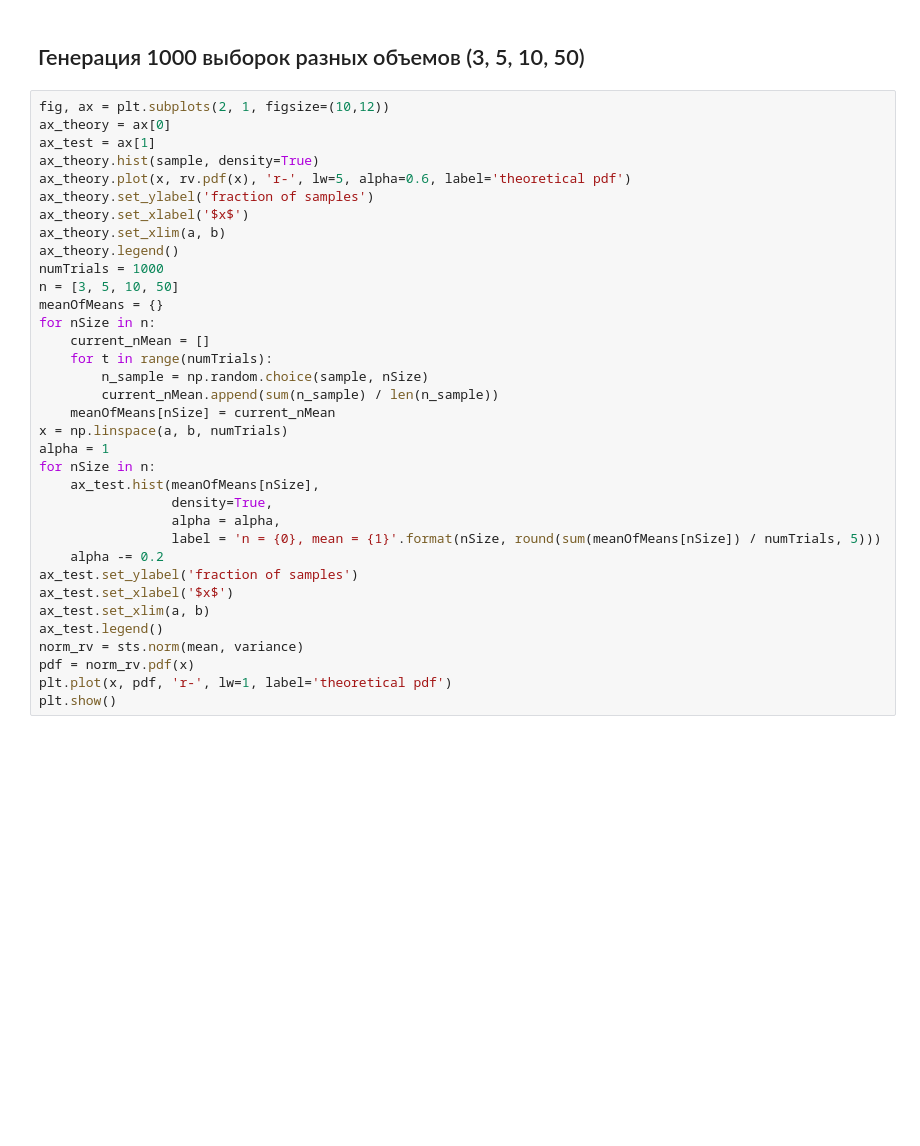
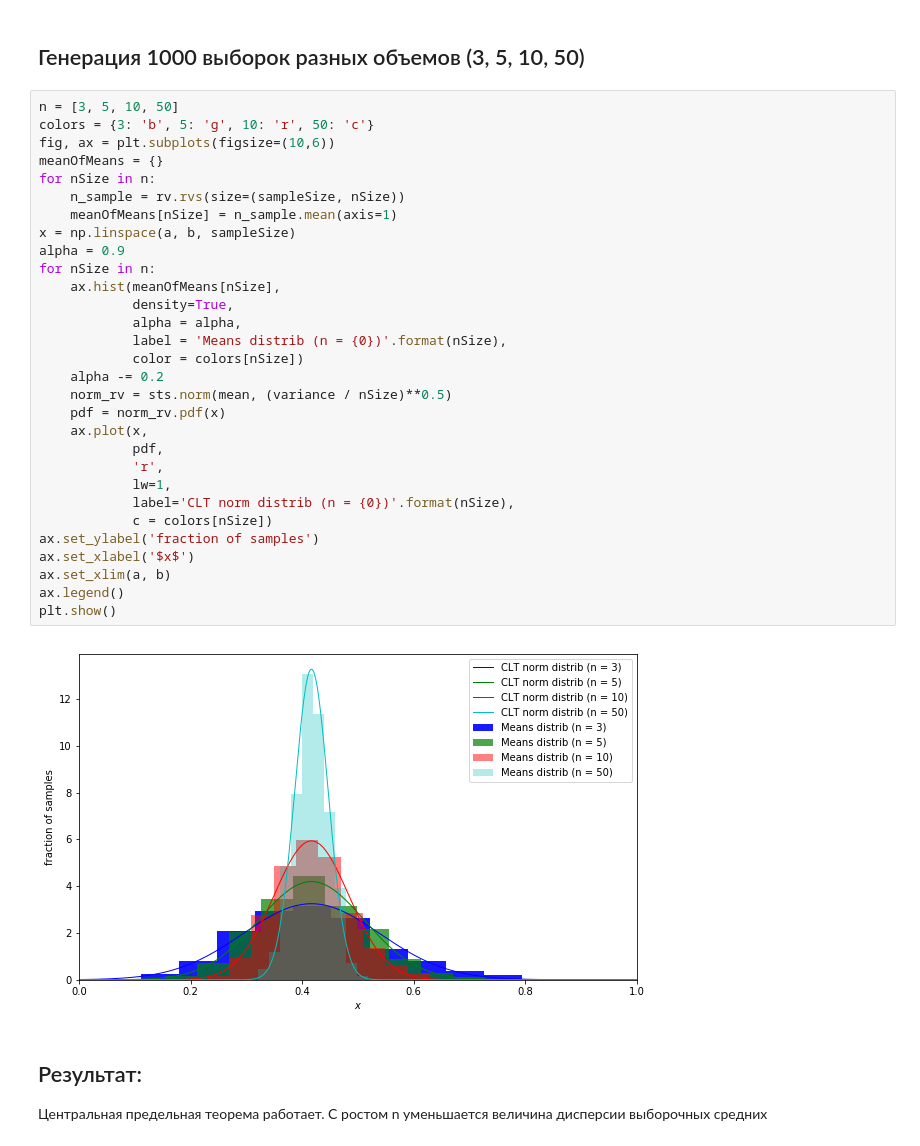
Before and after one commit to SBelousov1985/Machine-learning, a Jupyter notebook: Центральная предельная теорема своими руками/Центральная предельная теорема своими руками.ipynb, the cells around one changed output. Cells and saved outputs as stored; diff of their text form; blank space fills up the shorter version.

```diff
--- a/Центральная предельная теорема своими руками/Центральная предельная теорема своими руками.ipynb
+++ b/Центральная предельная теорема своими руками/Центральная предельная теорема своими руками.ipynb
@@ -74,37 +75,37 @@ plt.show()
 # %% [markdown]
 ## Генерация 1000 выборок разных объемов (3, 5, 10, 50)
-# %%
-fig, ax = plt.subplots(2, 1, figsize=(10,12))
-ax_theory = ax[0]
-ax_test = ax[1]
-ax_theory.hist(sample, density=True)
-ax_theory.plot(x, rv.pdf(x), 'r-', lw=5, alpha=0.6, label='theoretical pdf')
-ax_theory.set_ylabel('fraction of samples')
-ax_theory.set_xlabel('$x$')
-ax_theory.set_xlim(a, b)
-ax_theory.legend()
-numTrials = 1000
-n = [3, 5, 10, 50]
-meanOfMeans = {}
-for nSize in n:
-    current_nMean = []
-    for t in range(numTrials):
-        n_sample = np.random.choice(sample, nSize)
-        current_nMean.append(sum(n_sample) / len(n_sample))
-    meanOfMeans[nSize] = current_nMean
-x = np.linspace(a, b, numTrials)
-alpha = 1
-for nSize in n:
-    ax_test.hist(meanOfMeans[nSize],
-                 density=True,
-                 alpha = alpha,
-                 label = 'n = {0}, mean = {1}'.format(nSize, round(sum(meanOfMeans[nSize]) / numTrials, 5)))
-    alpha -= 0.2
-ax_test.set_ylabel('fraction of samples')
-ax_test.set_xlabel('$x$')
-ax_test.set_xlim(a, b)
-ax_test.legend()
-norm_rv = sts.norm(mean, variance)
-pdf = norm_rv.pdf(x)
-plt.plot(x, pdf, 'r-', lw=1, label='theoretical pdf')
-plt.show()
+# %%
+n = [3, 5, 10, 50]
+colors = {3: 'b', 5: 'g', 10: 'r', 50: 'c'}
+fig, ax = plt.subplots(figsize=(10,6))
+meanOfMeans = {}
+for nSize in n:
+    n_sample = rv.rvs(size=(sampleSize, nSize))
+    meanOfMeans[nSize] = n_sample.mean(axis=1)
+x = np.linspace(a, b, sampleSize)
+alpha = 0.9
+for nSize in n:
+    ax.hist(meanOfMeans[nSize],
+            density=True,
+            alpha = alpha,
+            label = 'Means distrib (n = {0})'.format(nSize),
+            color = colors[nSize])
+    alpha -= 0.2
+    norm_rv = sts.norm(mean, (variance / nSize)**0.5)
+    pdf = norm_rv.pdf(x)
+    ax.plot(x,
+            pdf,
+            'r',
+            lw=1,
+            label='CLT norm distrib (n = {0})'.format(nSize),
+            c = colors[nSize])
+ax.set_ylabel('fraction of samples')
+ax.set_xlabel('$x$')
+ax.set_xlim(a, b)
+ax.legend()
+plt.show()
+# %% [output]
+[figure, added]
+# %% [markdown]
+## Результат:
+Центральная предельная теорема работает. С ростом n уменьшается величина дисперсии выборочных средних
```
Also changed, not shown: parts of 3 cells of this notebook.
